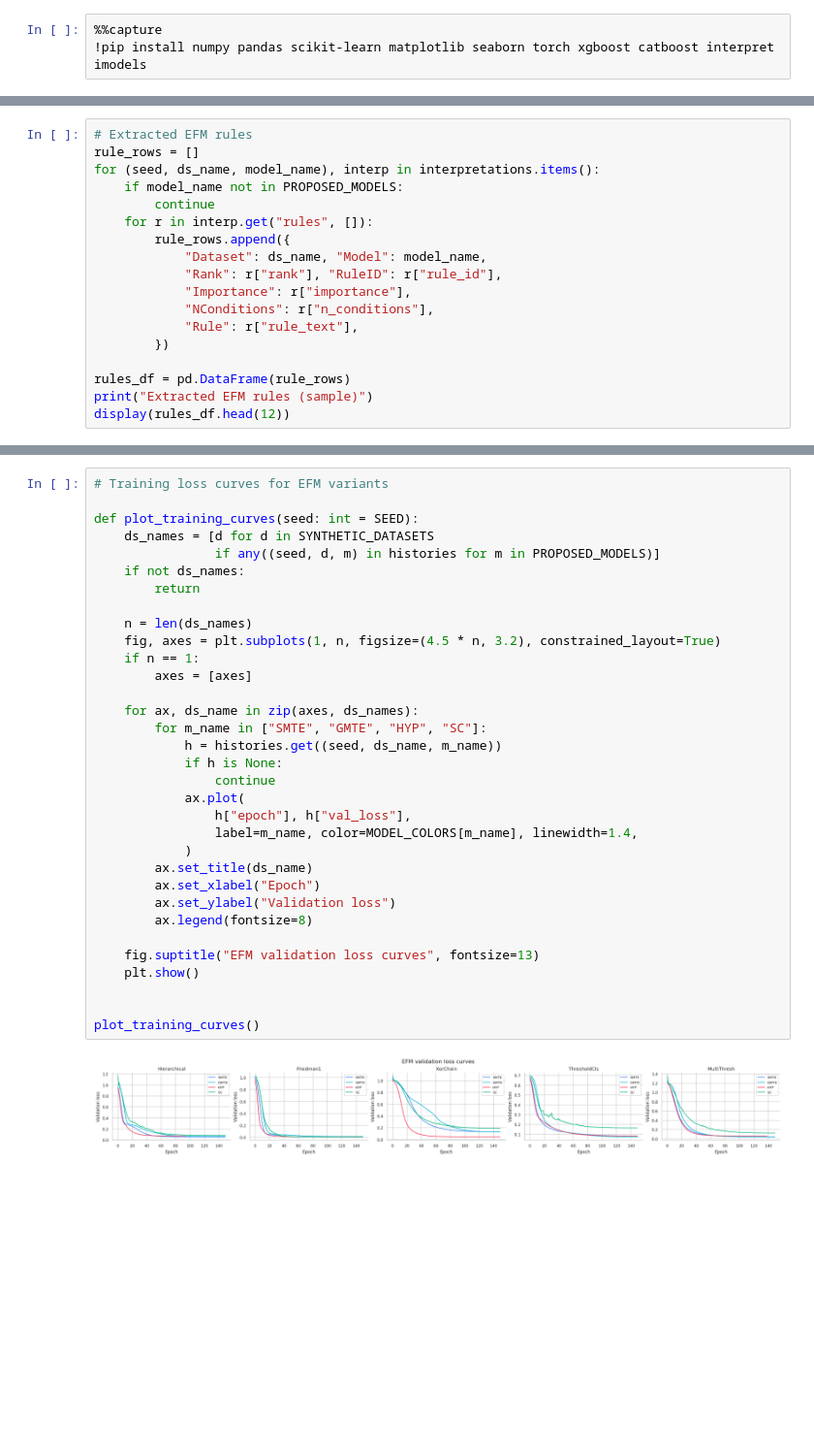
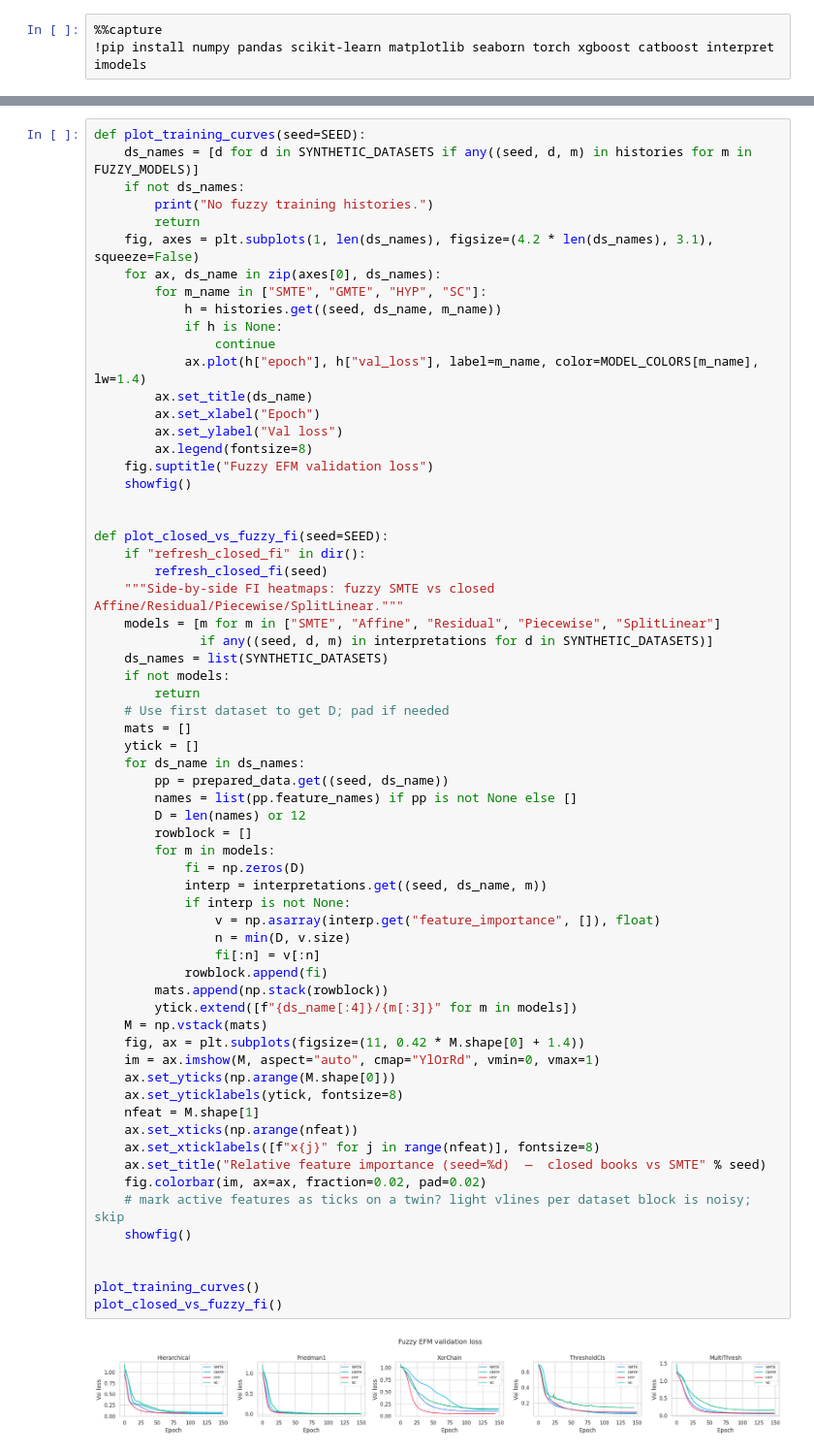
Before and after one commit to EmotionEngineer/efm, a Jupyter notebook: examples/synthetic.ipynb, the cells around one changed output, grey strips where cells are left out. Shown at 97% size. Saved outputs shown, nothing was run; the diff lists cells and outputs as text; blank space fills up the shorter version.

```diff
--- a/examples/synthetic.ipynb
+++ b/examples/synthetic.ipynb
@@ -900,18 +729,0 @@ Ground truth: IF x0>0.5 AND x1<0 THEN +3; IF x2>1 THEN +2*x5; plus 1.5*x8 and 0.
-# %%
-# Extracted EFM rules
-rule_rows = []
-for (seed, ds_name, model_name), interp in interpretations.items():
-    if model_name not in PROPOSED_MODELS:
-        continue
-    for r in interp.get("rules", []):
-        rule_rows.append({
-            "Dataset": ds_name, "Model": model_name,
-            "Rank": r["rank"], "RuleID": r["rule_id"],
-            "Importance": r["importance"],
-            "NConditions": r["n_conditions"],
-            "Rule": r["rule_text"],
-        })
-
-rules_df = pd.DataFrame(rule_rows)
-print("Extracted EFM rules (sample)")
-display(rules_df.head(12))
@@ -1449,35 +1186,66 @@ plot_interaction_matrices(ds_name="Friedman1")
 # %%
-# Training loss curves for EFM variants
-
-def plot_training_curves(seed: int = SEED):
-    ds_names = [d for d in SYNTHETIC_DATASETS
-                if any((seed, d, m) in histories for m in PROPOSED_MODELS)]
+def plot_training_curves(seed=SEED):
+    ds_names = [d for d in SYNTHETIC_DATASETS if any((seed, d, m) in histories for m in FUZZY_MODELS)]
     if not ds_names:
+        print("No fuzzy training histories.")
         return
-
-    n = len(ds_names)
-    fig, axes = plt.subplots(1, n, figsize=(4.5 * n, 3.2), constrained_layout=True)
-    if n == 1:
-        axes = [axes]
-
-    for ax, ds_name in zip(axes, ds_names):
+    fig, axes = plt.subplots(1, len(ds_names), figsize=(4.2 * len(ds_names), 3.1), squeeze=False)
+    for ax, ds_name in zip(axes[0], ds_names):
         for m_name in ["SMTE", "GMTE", "HYP", "SC"]:
             h = histories.get((seed, ds_name, m_name))
             if h is None:
                 continue
-            ax.plot(
-                h["epoch"], h["val_loss"],
-                label=m_name, color=MODEL_COLORS[m_name], linewidth=1.4,
-            )
+            ax.plot(h["epoch"], h["val_loss"], label=m_name, color=MODEL_COLORS[m_name], lw=1.4)
         ax.set_title(ds_name)
         ax.set_xlabel("Epoch")
-        ax.set_ylabel("Validation loss")
+        ax.set_ylabel("Val loss")
         ax.legend(fontsize=8)
+    fig.suptitle("Fuzzy EFM validation loss")
+    showfig()
 
-    fig.suptitle("EFM validation loss curves", fontsize=13)
-    plt.show()
+
+def plot_closed_vs_fuzzy_fi(seed=SEED):
+    if "refresh_closed_fi" in dir():
+        refresh_closed_fi(seed)
+    """Side-by-side FI heatmaps: fuzzy SMTE vs closed Affine/Residual/Piecewise/SplitLinear."""
+    models = [m for m in ["SMTE", "Affine", "Residual", "Piecewise", "SplitLinear"]
+              if any((seed, d, m) in interpretations for d in SYNTHETIC_DATASETS)]
+    ds_names = list(SYNTHETIC_DATASETS)
+    if not models:
+        return
+    # Use first dataset to get D; pad if needed
+    mats = []
+    ytick = []
+    for ds_name in ds_names:
+        pp = prepared_data.get((seed, ds_name))
+        names = list(pp.feature_names) if pp is not None else []
+        D = len(names) or 12
+        rowblock = []
+        for m in models:
+            fi = np.zeros(D)
+            interp = interpretations.get((seed, ds_name, m))
+            if interp is not None:
+                v = np.asarray(interp.get("feature_importance", []), float)
+                n = min(D, v.size)
+                fi[:n] = v[:n]
+            rowblock.append(fi)
+        mats.append(np.stack(rowblock))
+        ytick.extend([f"{ds_name[:4]}/{m[:3]}" for m in models])
+    M = np.vstack(mats)
+    fig, ax = plt.subplots(figsize=(11, 0.42 * M.shape[0] + 1.4))
+    im = ax.imshow(M, aspect="auto", cmap="YlOrRd", vmin=0, vmax=1)
+    ax.set_yticks(np.arange(M.shape[0]))
+    ax.set_yticklabels(ytick, fontsize=8)
+    nfeat = M.shape[1]
+    ax.set_xticks(np.arange(nfeat))
+    ax.set_xticklabels([f"x{j}" for j in range(nfeat)], fontsize=8)
+    ax.set_title("Relative feature importance (seed=%d)  —  closed books vs SMTE" % seed)
+    fig.colorbar(im, ax=ax, fraction=0.02, pad=0.02)
+    # mark active features as ticks on a twin? light vlines per dataset block is noisy; skip
+    showfig()
 
 
 plot_training_curves()
+plot_closed_vs_fuzzy_fi()
 # %% [output]
-[figure, old version]
+[figure, new version]
```
Also changed, not shown: parts of 21 cells of this notebook.
